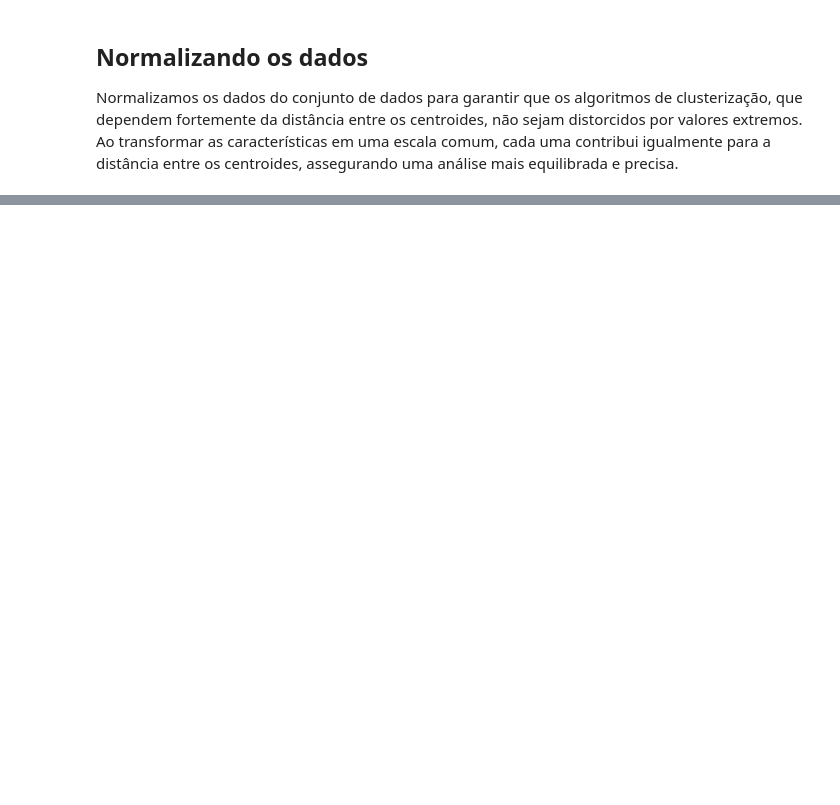
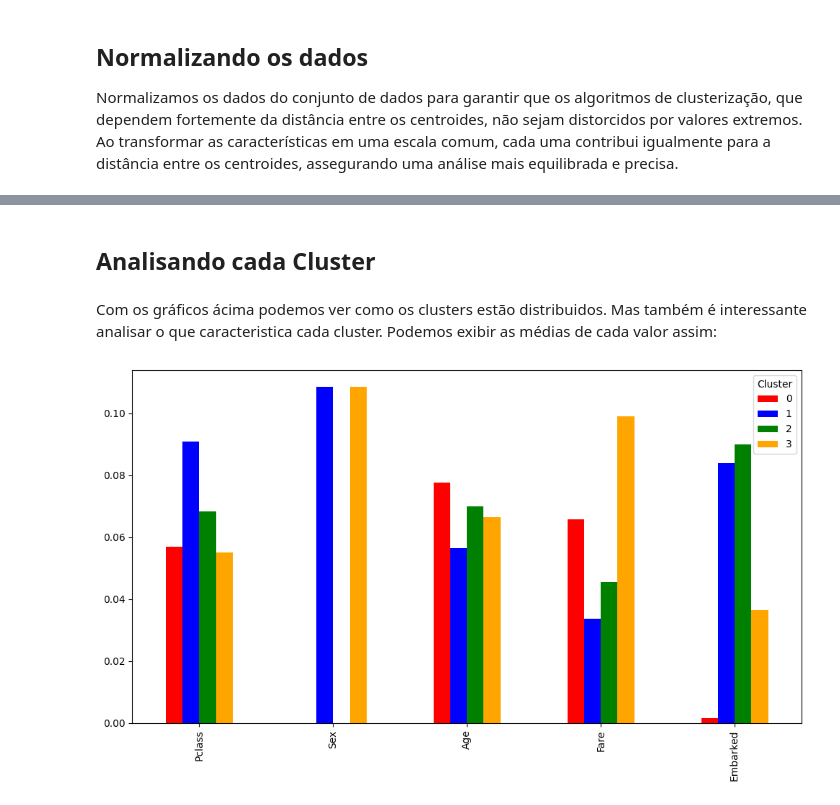
Before and after one commit to Quote023/IF684-Sistemas_Inteligentes_II, a Jupyter notebook: mini_projetos/mini_projeto3.ipynb, the cells around one changed output, grey strips where cells are left out. Drawn from its saved outputs; the diff is of its cells as text; code cells hidden in the pictures; blank space fills up the shorter version.

```diff
--- a/mini_projetos/mini_projeto3.ipynb
+++ b/mini_projetos/mini_projeto3.ipynb
@@ -221,0 +242,19 @@ plt.show()
+# %% [markdown]
+## Analisando cada Cluster
+# %% [markdown]
+Com os gráficos ácima podemos ver como os clusters estão distribuidos. Mas também é interessante analisar o que caracteristica cada cluster. Podemos exibir as médias de cada valor assim:
+# %%
+# Atribuir os rótulos dos clusters aos dados
+trainData['Cluster'] = kmeans.labels_
+
+# Calcular as médias de cada variável por cluster
+cluster_means = trainData.groupby('Cluster').mean()
+cluster_means_transposed = cluster_means.T
+
+fig, ax = plt.subplots(figsize=(10, 6))
+cluster_means_transposed.plot(kind='bar',ax=ax, color=colors)
+
+plt.tight_layout()
+plt.show()
+# %% [output]
+[figure, added]
```
Also changed, not shown: parts of 12 cells of this notebook.
